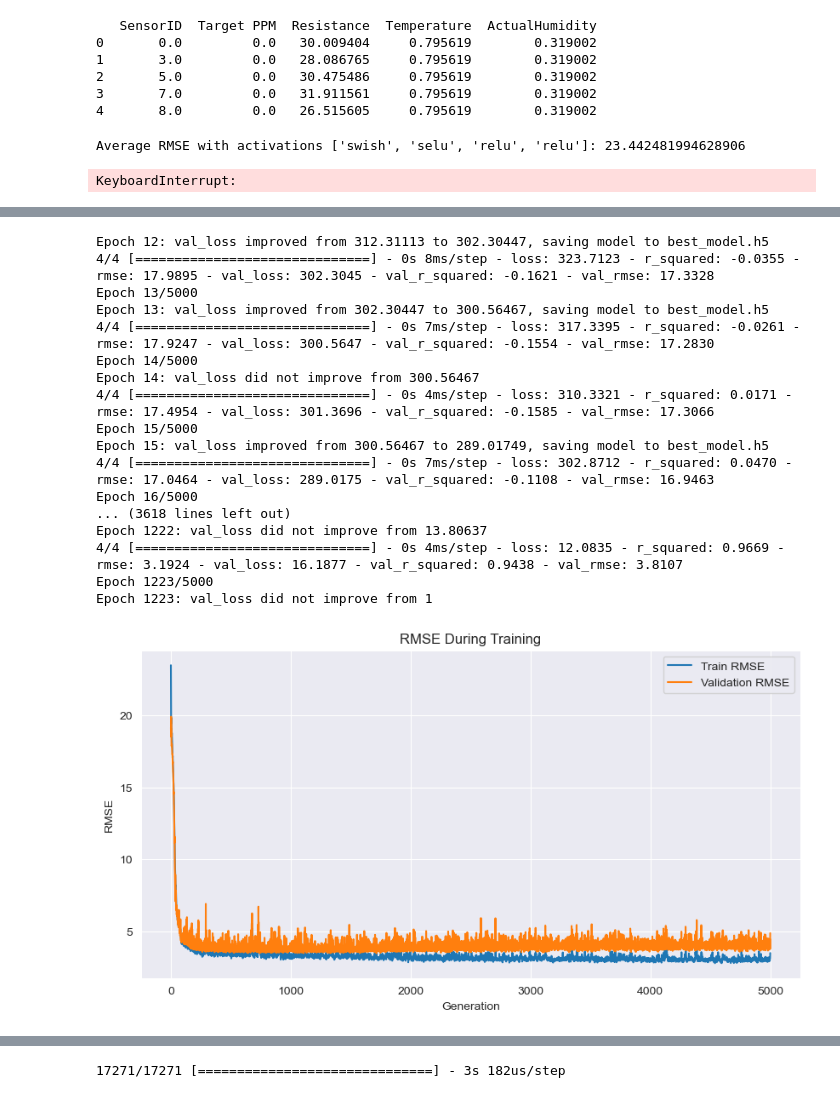
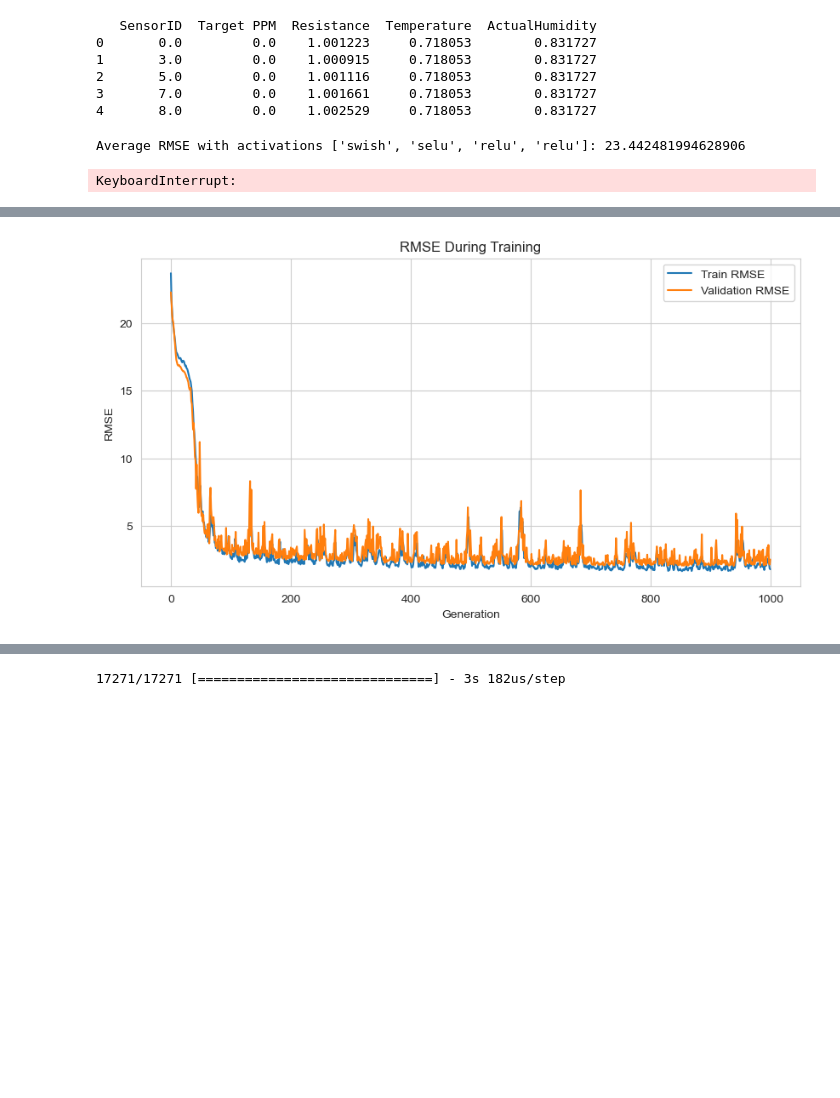
Before and after one commit to Coopsims/MethaneDataScience, a Jupyter notebook: Ben_s_Analysis/Equation Generation/Neural Network Optimization.ipynb, the cells around one changed output, grey strips where cells are left out. Saved outputs shown, nothing was run; the diff lists cells and outputs as text; code cells hidden in the pictures; blank space fills up the shorter version.

```diff
--- a/Ben_s_Analysis/Equation Generation/Neural Network Optimization.ipynb
+++ b/Ben_s_Analysis/Equation Generation/Neural Network Optimization.ipynb
@@ -17,7 +17,7 @@ from tensorflow import keras
 # Setting the random seed so there is consistent data splitting between runs
 tf.random.set_seed(42)
 # importing the lowPPM matrix
-allData = r"../../Output/LowPPMMatrix.csv"
+allData = r"/Users/benfunk/DataspellProjects/MethaneDataScience/Output/FullVOMatrix.csv"
 
 # Reading in the data to csv and removing any data at 150 ppm as this was incorrect data from testing
 # NOTE: the 150 ppm is not in all outputs. but it is left in as a safeguard
@@ -34,7 +34,7 @@ df['ActualHumidity'] = xDataAH
 df = df.drop('RelativeHumidity', axis='columns')
 df = df.drop(columns=['Unnamed: 0','lowInterval','highInterval','Ratio'])
 print(df.head())
-
+df['Target PPM'] = df['Target PPM'] + 4.16
 # Declaring what sensor is used for the test set
 test_sensor_id = 0  # Replace with the ID of the sensor you want in the test set
 train_data = df[df['SensorID'] != test_sensor_id]
@@ -48,11 +48,11 @@ train_data_tf = tf.convert_to_tensor(train_data, dtype=tf.float32)
 test_data_tf = tf.convert_to_tensor(test_data, dtype=tf.float32)
 # %% [output]
    SensorID  Target PPM  Resistance  Temperature  ActualHumidity
-0       0.0         0.0   30.009404     0.795619        0.319002
-1       3.0         0.0   28.086765     0.795619        0.319002
-2       5.0         0.0   30.475486     0.795619        0.319002
-3       7.0         0.0   31.911561     0.795619        0.319002
-4       8.0         0.0   26.515605     0.795619        0.319002
+0       0.0         0.0    1.001223     0.718053        0.831727
+1       3.0         0.0    1.000915     0.718053        0.831727
+2       5.0         0.0    1.001116     0.718053        0.831727
+3       7.0         0.0    1.001661     0.718053        0.831727
+4       8.0         0.0    1.002529     0.718053        0.831727
 # %%
 # Randomizes the data for training to minimize fitting to false trends
 train_data_shuffled = tf.random.shuffle(train_data_tf, seed=42)
@@ -249,7 +249,7 @@ with tf.device('/GPU:0'):
     #regular model training
     model = build_model(input_shape)
     model.compile(optimizer='adam', loss=mse_loss, metrics=[r_squared, rmse])
-    model.fit(x_train, y_train, epochs=5000, batch_size=150, validation_split=0.2, callbacks=[rmse_history])
+    model.fit(x_train, y_train, epochs=1000, batch_size=150, validation_split=0.1, callbacks=[rmse_history])
     # if no improvement has been made in 100 generations (epochs) stop the model
     if early_stopping.stopped_epoch > 0:
         print(f"Early stopping occurred at epoch {early_stopping.stopped_epoch}")
@@ -295,21 +295,4 @@ Epoch 12/5000
-Epoch 12: val_loss improved from 312.31113 to 302.30447, saving model to best_model.h5
-4/4 [==============================] - 0s 8ms/step - loss: 323.7123 - r_squared: -0.0355 - rmse: 17.9895 - val_loss: 302.3045 - val_r_squared: -0.1621 - val_rmse: 17.3328
-Epoch 13/5000
-Epoch 13: val_loss improved from 302.30447 to 300.56467, saving model to best_model.h5
-4/4 [==============================] - 0s 7ms/step - loss: 317.3395 - r_squared: -0.0261 - rmse: 17.9247 - val_loss: 300.5647 - val_r_squared: -0.1554 - val_rmse: 17.2830
-Epoch 14/5000
-Epoch 14: val_loss did not improve from 300.56467
-4/4 [==============================] - 0s 4ms/step - loss: 310.3321 - r_squared: 0.0171 - rmse: 17.4954 - val_loss: 301.3696 - val_r_squared: -0.1585 - val_rmse: 17.3066
-Epoch 15/5000
-Epoch 15: val_loss improved from 300.56467 to 289.01749, saving model to best_model.h5
-4/4 [==============================] - 0s 7ms/step - loss: 302.8712 - r_squared: 0.0470 - rmse: 17.0464 - val_loss: 289.0175 - val_r_squared: -0.1108 - val_rmse: 16.9463
-Epoch 16/5000
-... (3618 lines left out)
-Epoch 1222: val_loss did not improve from 13.80637
-4/4 [==============================] - 0s 4ms/step - loss: 12.0835 - r_squared: 0.9669 - rmse: 3.1924 - val_loss: 16.1877 - val_r_squared: 0.9438 - val_rmse: 3.8107
-Epoch 1223/5000
-Epoch 1223: val_loss did not improve from 1
-[figure, old version]
+[figure, new version]
 # %%
 # Used to save the model
 #model.compile(optimizer='adam', loss='mse')
```
Also changed, not shown: parts of 7 cells of this notebook, 11 other files.
